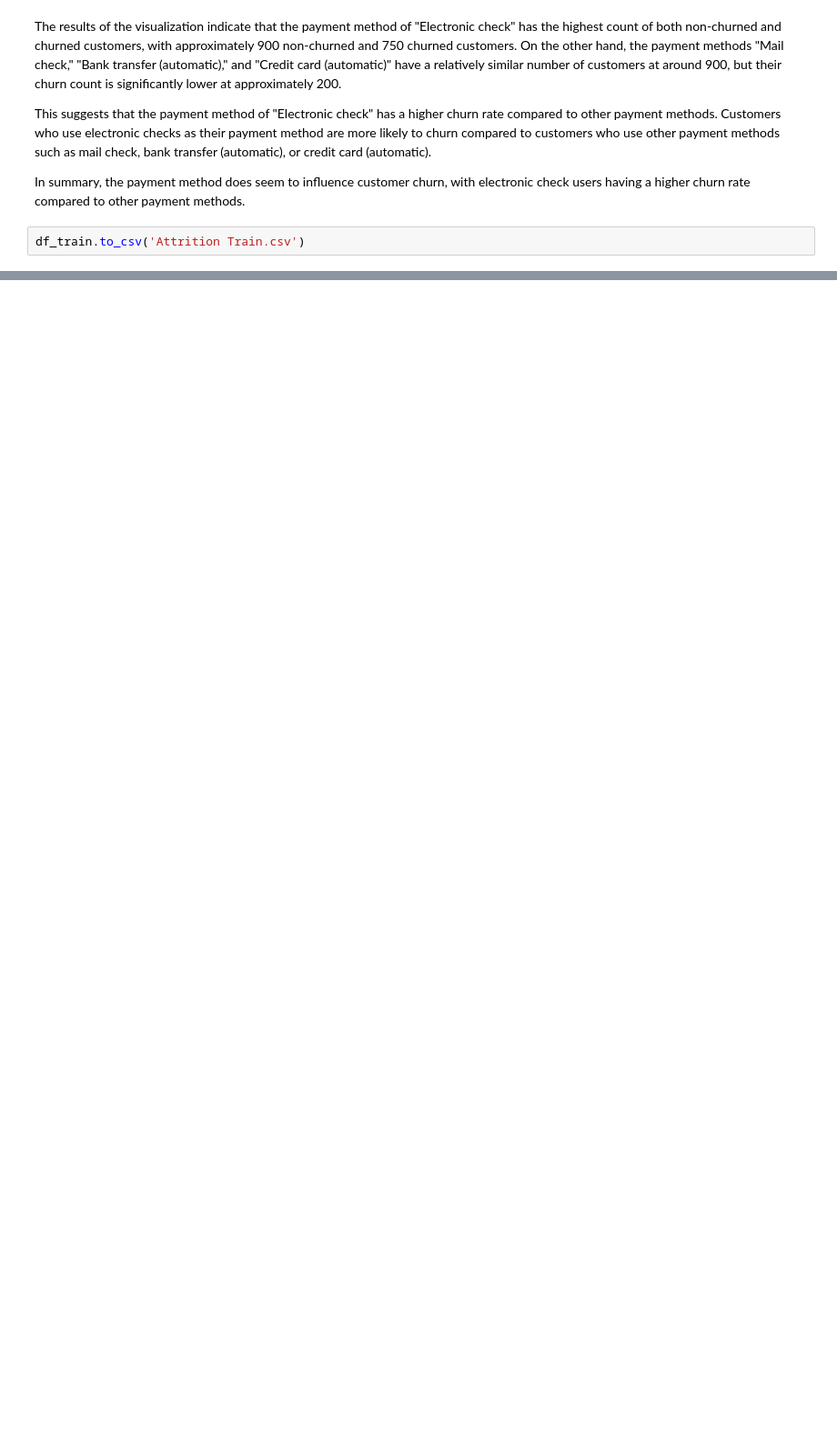
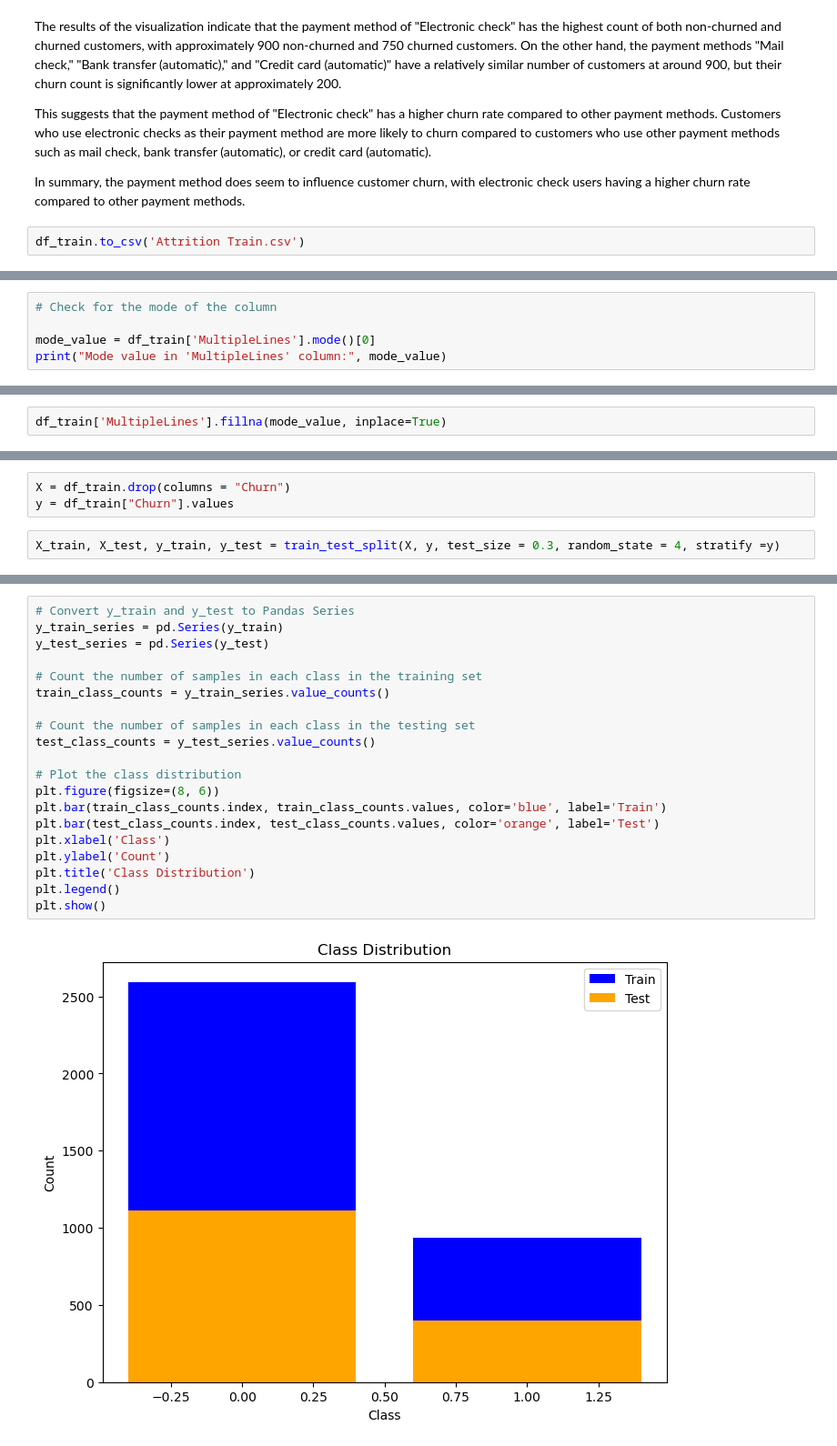
Before and after one commit to Israel-Anaba/Classification-Project-Customer-Attrition-Case, a Jupyter notebook: Customer Churn .ipynb, the cells around one changed output, grey strips where cells are left out. Shown at 91% size. Cells and saved outputs as stored; diff of their text form; blank space fills up the shorter version.

```diff
--- a/Customer Churn .ipynb
+++ b/Customer Churn .ipynb
@@ -790,0 +898,5 @@ df_train.to_csv('Attrition Train.csv')
+# %%
+# Check for the mode of the column
+
+mode_value = df_train['MultipleLines'].mode()[0]
+print("Mode value in 'MultipleLines' column:", mode_value)
@@ -790,0 +917,2 @@ df_train.to_csv('Attrition Train.csv')
+# %%
+df_train['MultipleLines'].fillna(mode_value, inplace=True)
@@ -790,0 +927,5 @@ df_train.to_csv('Attrition Train.csv')
+# %%
+X = df_train.drop(columns = "Churn")
+y = df_train["Churn"].values
+# %%
+X_train, X_test, y_train, y_test = train_test_split(X, y, test_size = 0.3, random_state = 4, stratify =y)
@@ -790,0 +965,22 @@ df_train.to_csv('Attrition Train.csv')
+# %%
+# Convert y_train and y_test to Pandas Series
+y_train_series = pd.Series(y_train)
+y_test_series = pd.Series(y_test)
+
+# Count the number of samples in each class in the training set
+train_class_counts = y_train_series.value_counts()
+
+# Count the number of samples in each class in the testing set
+test_class_counts = y_test_series.value_counts()
+
+# Plot the class distribution
+plt.figure(figsize=(8, 6))
+plt.bar(train_class_counts.index, train_class_counts.values, color='blue', label='Train')
+plt.bar(test_class_counts.index, test_class_counts.values, color='orange', label='Test')
+plt.xlabel('Class')
+plt.ylabel('Count')
+plt.title('Class Distribution')
+plt.legend()
+plt.show()
+# %% [output]
+[figure, added]
```
Also changed, not shown: parts of 37 cells of this notebook.
